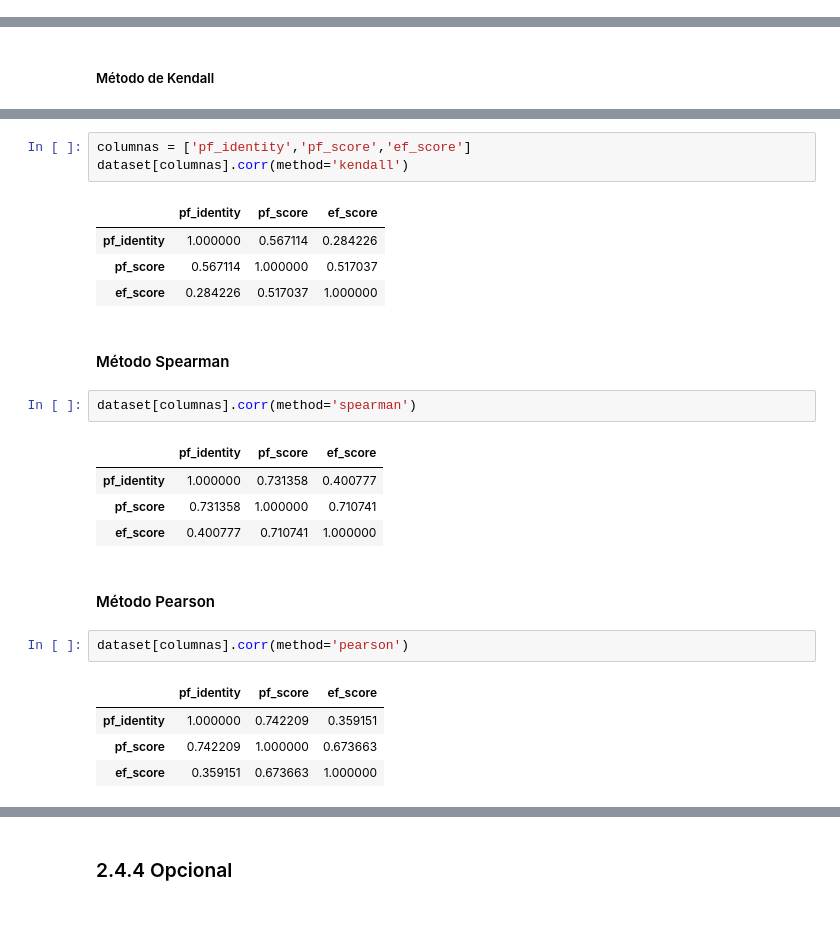
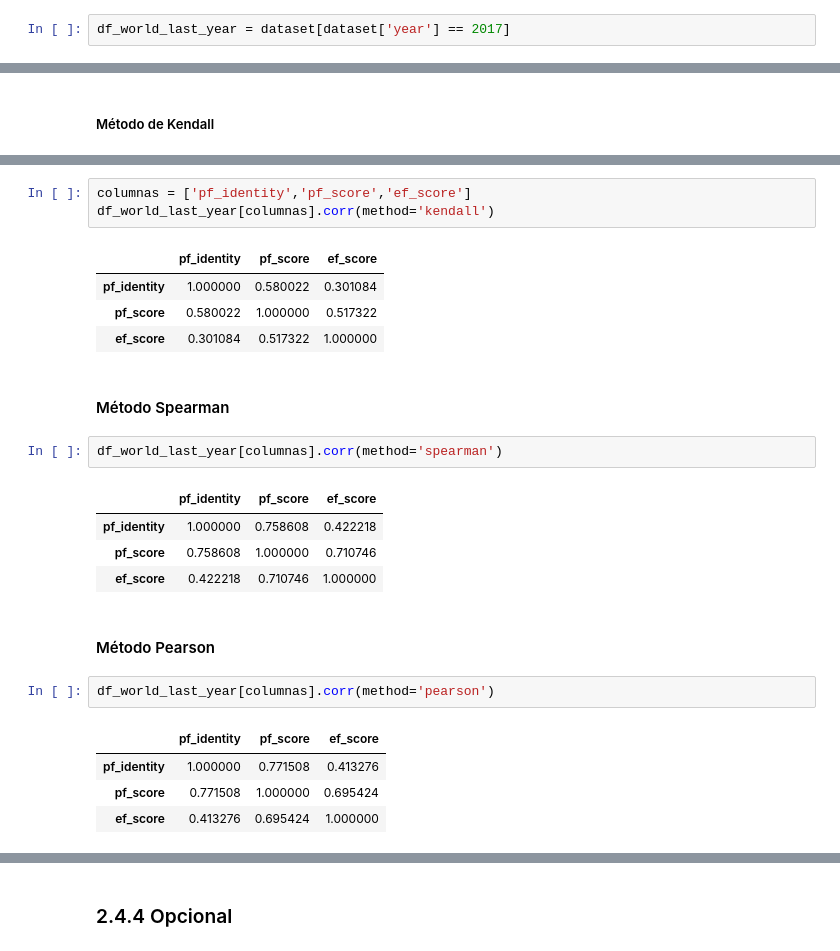
Before and after one commit to diegobcuadro/AyV_Grupo10, a Jupyter notebook: practico.ipynb, the cells around one changed output, grey strips where cells are left out. Drawn from its saved outputs; the diff is of its cells as text; blank space fills up the shorter version.

```diff
--- a/practico.ipynb
+++ b/practico.ipynb
@@ -1043,0 +1048,2 @@ Además de completar estos puntos faltantes, luego de haber visitado los concept
+# %%
+df_world_last_year = dataset[dataset['year'] == 2017]
@@ -1061,26 +1064,26 @@ Name: region, Length: 1620, dtype: object
 # %%
 columnas = ['pf_identity','pf_score','ef_score']
-dataset[columnas].corr(method='kendall')
+df_world_last_year[columnas].corr(method='kendall')
 # %% [output]
 |  | pf_identity | pf_score | ef_score |
-| pf_identity | 1.000000 | 0.567114 | 0.284226 |
-| pf_score | 0.567114 | 1.000000 | 0.517037 |
-| ef_score | 0.284226 | 0.517037 | 1.000000 |
+| pf_identity | 1.000000 | 0.580022 | 0.301084 |
+| pf_score | 0.580022 | 1.000000 | 0.517322 |
+| ef_score | 0.301084 | 0.517322 | 1.000000 |
 # %% [markdown]
 #### Método Spearman
 # %%
-dataset[columnas].corr(method='spearman')
+df_world_last_year[columnas].corr(method='spearman')
 # %% [output]
 |  | pf_identity | pf_score | ef_score |
-| pf_identity | 1.000000 | 0.731358 | 0.400777 |
-| pf_score | 0.731358 | 1.000000 | 0.710741 |
-| ef_score | 0.400777 | 0.710741 | 1.000000 |
+| pf_identity | 1.000000 | 0.758608 | 0.422218 |
+| pf_score | 0.758608 | 1.000000 | 0.710746 |
+| ef_score | 0.422218 | 0.710746 | 1.000000 |
 # %% [markdown]
 #### Método Pearson
 # %%
-dataset[columnas].corr(method='pearson')
+df_world_last_year[columnas].corr(method='pearson')
 # %% [output]
 |  | pf_identity | pf_score | ef_score |
-| pf_identity | 1.000000 | 0.742209 | 0.359151 |
-| pf_score | 0.742209 | 1.000000 | 0.673663 |
-| ef_score | 0.359151 | 0.673663 | 1.000000 |
+| pf_identity | 1.000000 | 0.771508 | 0.413276 |
+| pf_score | 0.771508 | 1.000000 | 0.695424 |
+| ef_score | 0.413276 | 0.695424 | 1.000000 |
```
Also changed, not shown: parts of 38 cells of this notebook.
